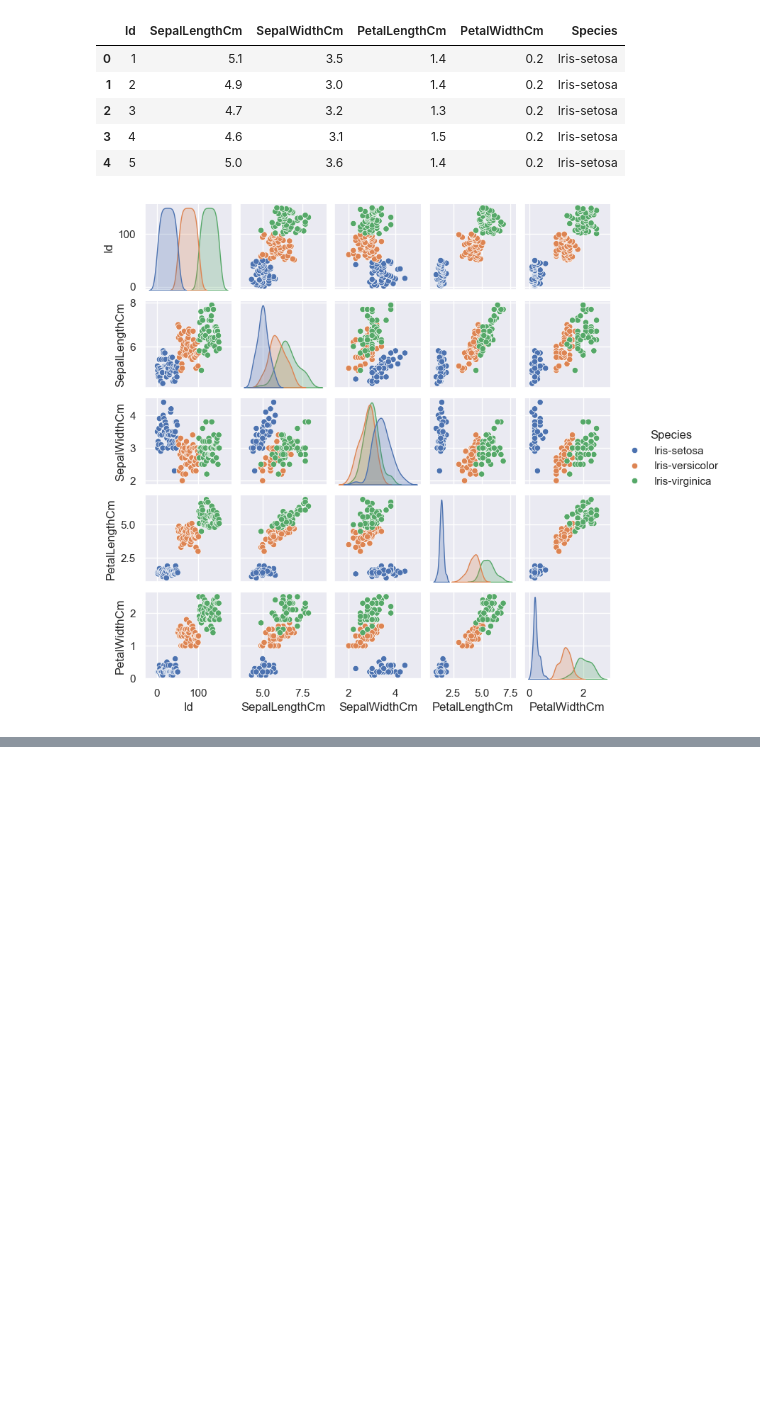
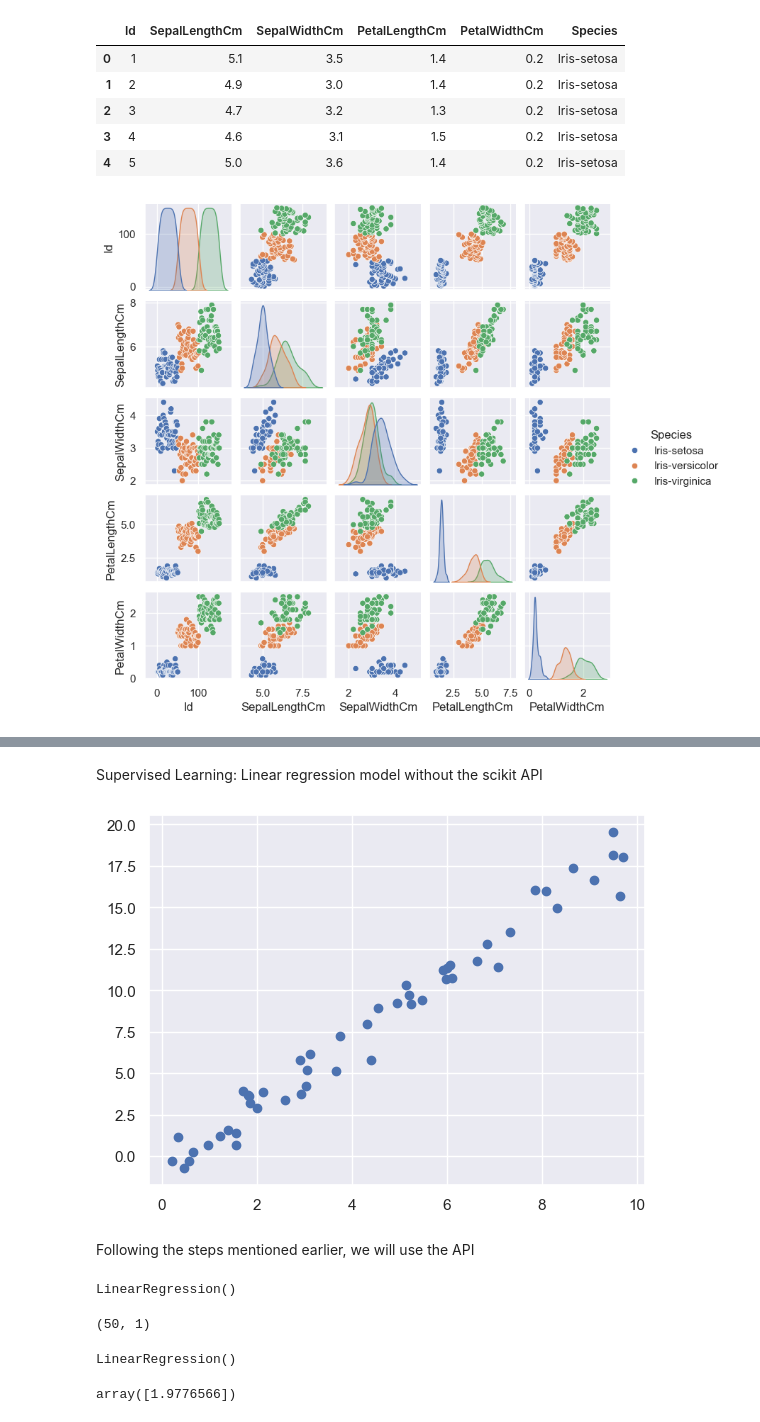
Before and after one commit to Thorne-Musau/D_SC, a Jupyter notebook: Machine Learning/intro.ipynb, the cells around one changed output, grey strips where cells are left out. Saved outputs shown, nothing was run; the diff lists cells and outputs as text; code cells hidden in the pictures; blank space fills up the shorter version.

Commit message:
scikit

```diff
--- a/Machine Learning/intro.ipynb
+++ b/Machine Learning/intro.ipynb
@@ -19,0 +70,14 @@ sns.pairplot(df, hue='Species', height=1.5);
+# %% [markdown]
+Supervised Learning: Linear regression model without the scikit API
+# %%
+import matplotlib.pyplot as plt
+import numpy as np
+
+rng = np.random.RandomState(42)
+x = 10 * rng.rand(50)
+y = 2 * x - 1 + rng.randn(50)
+plt.scatter(x, y);
+# %% [output]
+[figure, added]
+# %% [markdown]
+Following the steps mentioned earlier, we will use the API
@@ -19,0 +86,18 @@ sns.pairplot(df, hue='Species', height=1.5);
+# %%
+model = LinearRegression(fit_intercept=True)
+model
+# %% [output]
+LinearRegression()
+# %%
+X = x[:, np.newaxis]
+X.shape
+# %% [output]
+(50, 1)
+# %%
+model.fit(X, y)
+# %% [output]
+LinearRegression()
+# %%
+model.coef_
+# %% [output]
+array([1.9776566])
```
Also changed, not shown: parts of 13 cells of this notebook.
